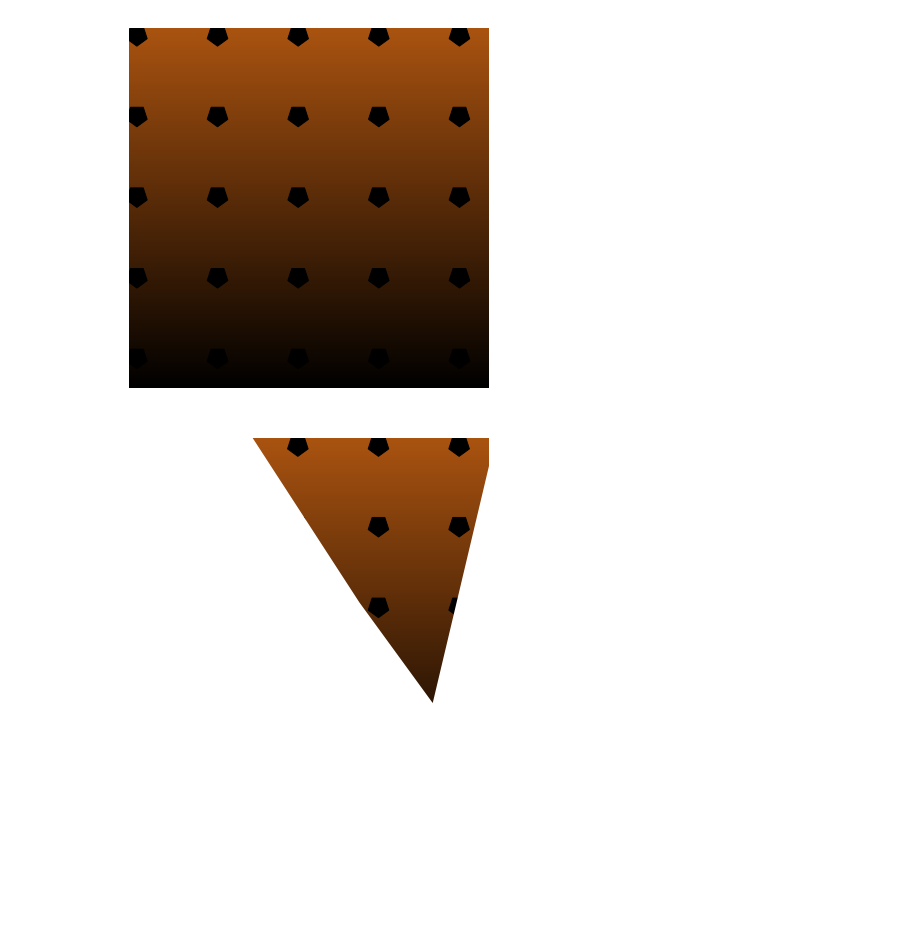
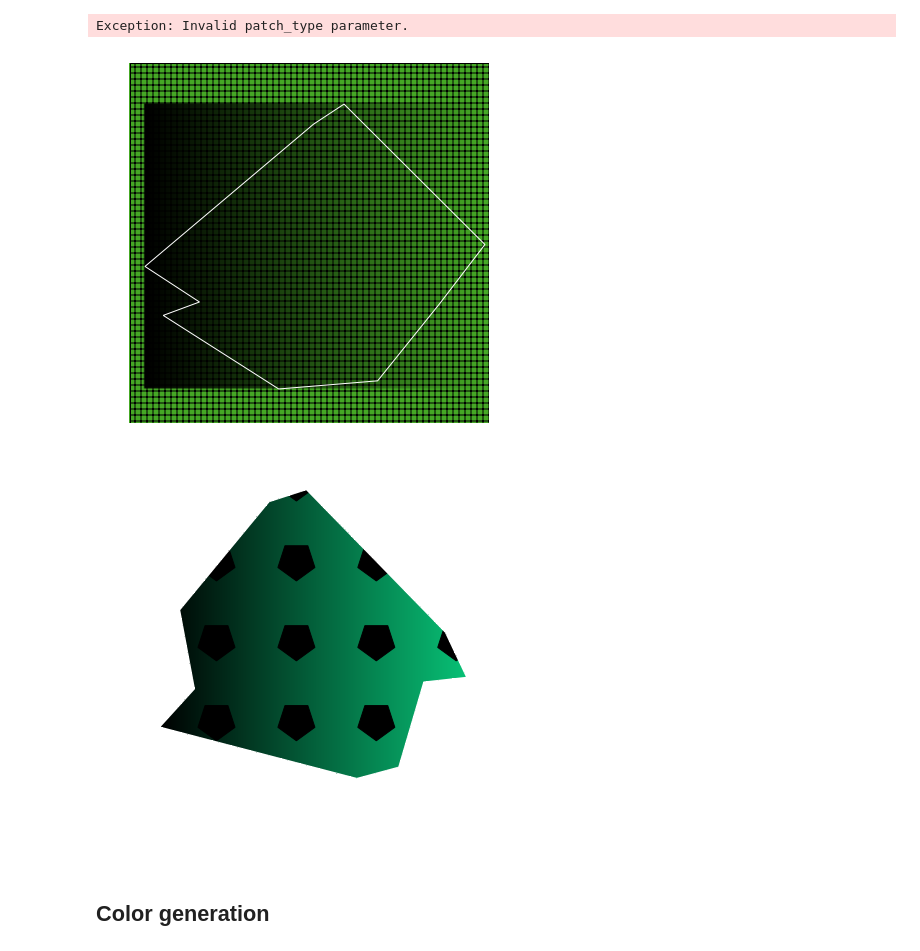
Before and after one commit to rfeinman/learning-to-learn, a Jupyter notebook: notebooks/generate_images.ipynb, the cells around one changed output. Drawn from its saved outputs; the diff is of its cells as text; code cells hidden in the pictures; blank space fills up the shorter version.

```diff
--- a/notebooks/generate_images.ipynb
+++ b/notebooks/generate_images.ipynb
@@ -63,6 +126,6 @@ def get_gradient(height, width, color, gradient=None):
 # %%
 class Texture(object):
-    def __init__(self, patch_type, step, gradient, params):
+    def __init__(self, patch_type, gradient, step=None, params=None):
         assert patch_type in [
             'ellipse', 'arc', 'arrow', 'circle',
             'rectangle', 'wedge', 'circle_polygon5',
@@ -70,8 +133,8 @@ class Texture(object):
             'circle_polygon8'
         ]
         self.patch_type = patch_type
+        self.gradient = gradient
         self.step = step
-        self.gradient = gradient
         self.params = params
 
     def get_patch(self, xy):
@@ -171,6 +234,8 @@ def generate_texture(patch_type=None, image_size=500):
             'dy': np.random.randint(-patch_max_size, patch_max_size),
             'width': np.random.randint(3*patch_min_size, 3*patch_max_size)
         }
+    else:
+        raise Exception('Invalid patch_type parameter.')
 
     # As another parameter, step size (space between
     # patches) will be uniformly sampled. Define
@@ -191,38 +256,52 @@ def generate_texture(patch_type=None, image_size=500):
 # %%
 # Randomly generate a color, shape and texture
 color = np.random.uniform(0, 1, size=3)
-shape = generate_random_shape(x_min=0, x_max=500, y_min=0, y_max=500, x_offset=400, y_offset=400)
-texture = generate_texture('circle_polygon5', 500)
-# Now generate the background image
-img = get_gradient(500, 500, color, gradient=texture.gradient)
+shape = generate_random_shape(x_min=0, x_max=500, y_min=0, y_max=500, edge_distance=100)
+texture = generate_texture('+', 500)
+# %% [output]
+Exception: Invalid patch_type parameter.
 # %%
+# Generate the background image
+#img = get_gradient(500, 500, color, gradient=texture.gradient)
+img = get_gradient1(500, 500, color, shape, gradient=texture.gradient)
+# Plot the image
 fig = plt.figure(frameon=False)
 fig.set_size_inches(5, 5)
 ax = plt.Axes(fig, [0., 0., 1., 1.])
 ax.set_axis_off()
 fig.add_axes(ax)
 ax.imshow(
     img,
     interpolation='bicubic'
 )
-
-add_texture(ax, texture, 500)
-plt.savefig('/Users/reubenfeinman/Desktop/fig.png')
+square = Polygon([(0,0), (500, 0), (500, 500), (0, 500)], closed=True, fill=False, color=(0,0,0))
+square.set_hatch('++')
+ax.add_patch(square)
+#add_texture(ax, texture, 500)
+boundary = Polygon(shape, closed=True, fill=False, color=(1, 1, 1))
+ax.add_patch(boundary)
+plt.show()
+#plt.savefig('/Users/reubenfeinman/Desktop/fig.png')
+#plt.close()
 # %% [output]
-[figure, old version]
+[figure, new version]
 # %%
-image = mplimg.imread('/Users/reubenfeinman/Desktop/fig.png', format='png')
+img = image.load_img('/Users/reubenfeinman/Desktop/fig.png', target_size=(500, 500))
+img = image.img_to_array(img)
+img /= 255.
+p = mplpath.Path(shape)
+for i in range(img.shape[0]):
+    for j in range(img.shape[1]):
+        if not p.contains_point((i,j)):
+            img[j,i,:] = np.array([1.,1.,1.])
+
 fig = plt.figure(frameon=False)
 fig.set_size_inches(5, 5)
 ax = plt.Axes(fig, [0., 0., 1., 1.])
 ax.set_axis_off()
 fig.add_axes(ax)
-im = ax.imshow(
-    image,
-    interpolation='bicubic'
-)
-boundary = Polygon(shape, closed=True, fill=False, color=(1, 1, 1))
-im.set_clip_path(boundary)
-plt.savefig('/Users/reubenfeinman/Desktop/fig.png')
+ax.imshow(img)
+plt.show()
+#plt.savefig('/Users/reubenfeinman/Desktop/fig_cut.png', bbox_inches='tight')
 # %% [output]
-[figure, old version]
+[figure, new version]
@@ -228,0 +338,2 @@ plt.savefig('/Users/reubenfeinman/Desktop/fig.png')
+# %% [markdown]
+## Color generation
```
Also changed, not shown: parts of 18 cells of this notebook.
